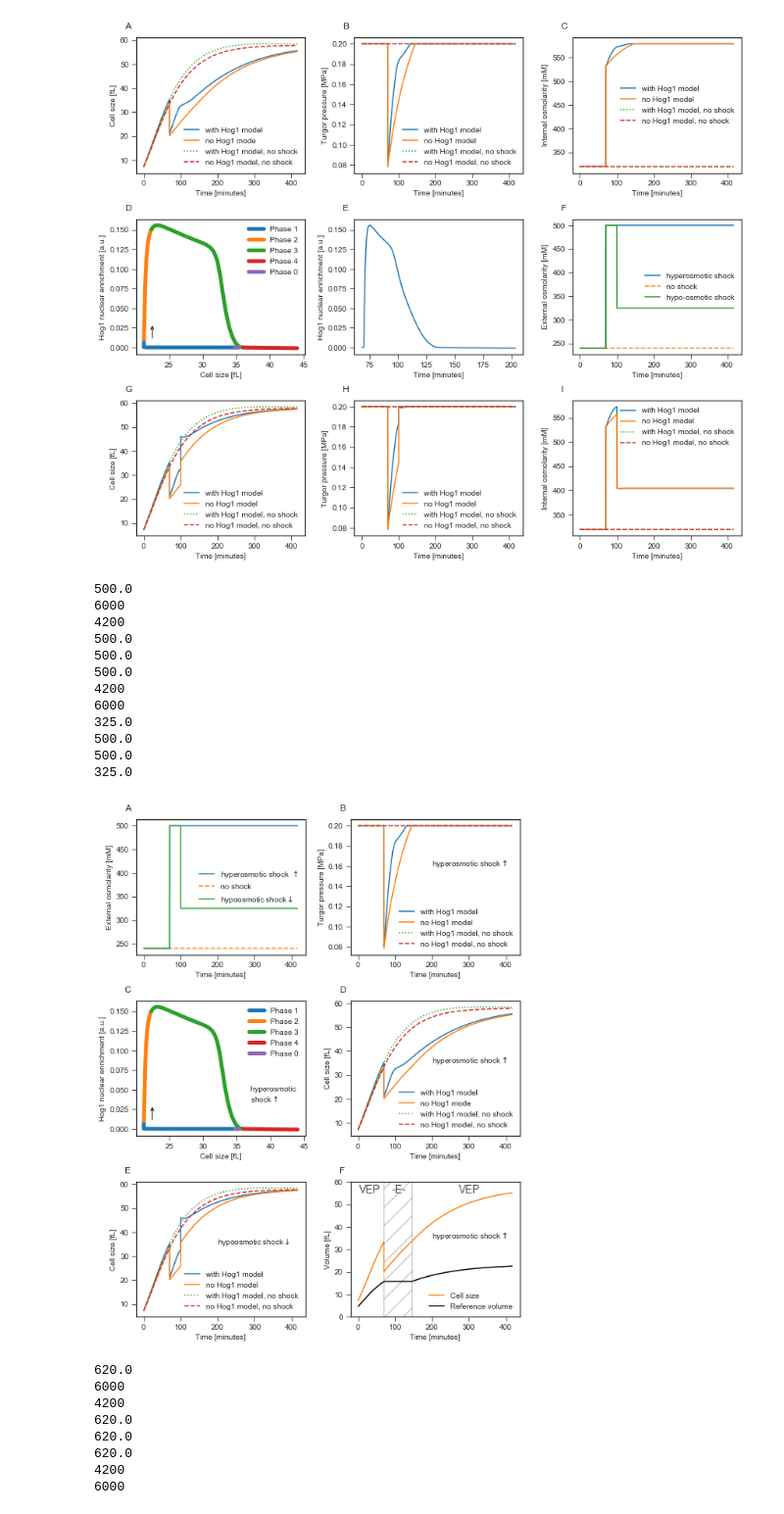
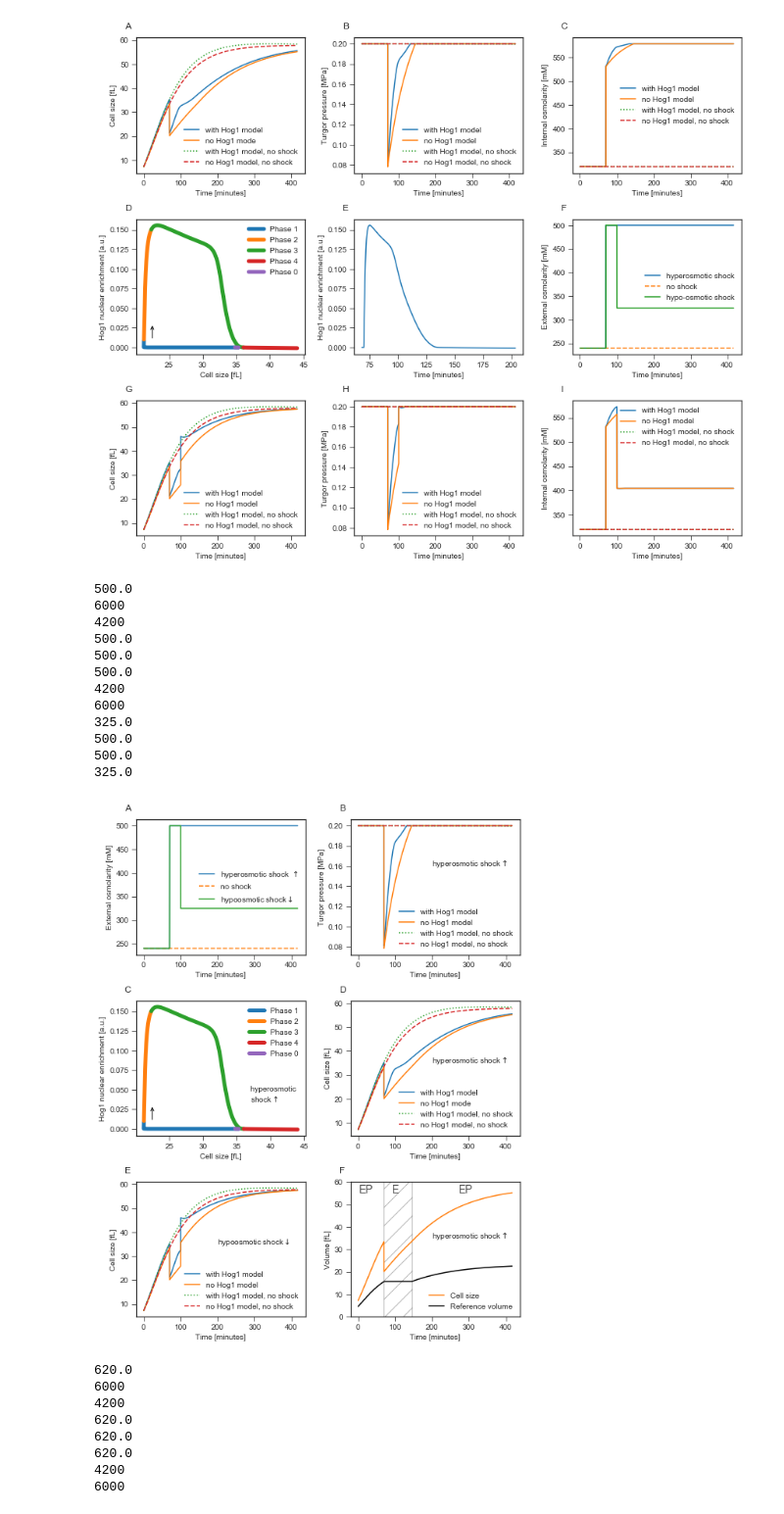
Before and after one commit to tbphu/volume_model, a Jupyter notebook: simulate_and_plot_hog_figures.ipynb, the cells around one changed output. Shown at 98% size. Cells and saved outputs as stored; diff of their text form; code cells hidden in the pictures.

```diff
--- a/simulate_and_plot_hog_figures.ipynb
+++ b/simulate_and_plot_hog_figures.ipynb
@@ -455,9 +455,9 @@ plt.legend()
 plt.subplot(gs[2,1])
 #plt.gca().set_facecolor('#f3f3f3')
 plt.gca().add_artist(FT.figure_numbering('F'))
-plt.annotate('VEP', xy=(2., 60-5), xycoords="data",xytext=(2., 60-5),fontsize=14,alpha=0.8,annotation_clip=False)#,arrowprops=dict(arrowstyle="->"))
-plt.annotate('-E-', xy=(90+2., 60-5), xycoords="data",xytext=(90+2., 60-5),fontsize=14,alpha=0.8,annotation_clip=False)#,arrowprops=dict(arrowstyle="->"))
-plt.annotate('VEP', xy=(270+2., 60-5), xycoords="data",xytext=(270+2., 60-5),fontsize=14,alpha=0.8,annotation_clip=False)#,arrowprops=dict(arrowstyle="->"))
+plt.annotate('EP', xy=(2., 60-5), xycoords="data",xytext=(2., 60-5),fontsize=14,alpha=0.8,annotation_clip=False)#,arrowprops=dict(arrowstyle="->"))
+plt.annotate('E', xy=(90+2., 60-5), xycoords="data",xytext=(90+2., 60-5),fontsize=14,alpha=0.8,annotation_clip=False)#,arrowprops=dict(arrowstyle="->"))
+plt.annotate('EP', xy=(270+2., 60-5), xycoords="data",xytext=(270+2., 60-5),fontsize=14,alpha=0.8,annotation_clip=False)#,arrowprops=dict(arrowstyle="->"))
 #plt.annotate('visco-elasto-plastic', xy=(20., 50), xycoords="data",xytext=(20., 50),rotation=90,fontsize=18,alpha=0.3)#,arrowprops=dict(arrowstyle="->"))
 #plt.annotate('ideal elastic', xy=(100., 37), xycoords="data",xytext=(100., 37),rotation=90,fontsize=18,alpha=0.3)#,arrowprops=dict(arrowstyle="->"))
 #plt.annotate('visco-elasto-plastic', xy=(180., 50), xycoords="data",xytext=(180., 50),rotation=45,fontsize=18,alpha=0.3)#,arrowprops=dict(arrowstyle="->"))
@@ -568,34 +568,34 @@ plt.legend()
 #plt.plot(volume_sim['time']/60,volume_sim['pi_t']/1e6,label = 'no Hog1 model')
 #plt.plot(volume_and_hog_sim_no_shock['time']/60,volume_and_hog_sim_no_shock['vol_pi_t']/1e6,':',label = 'with Hog1 model, no shock')
 #plt.plot(volume_sim_no_shock['time']/60,volume_sim_no_shock['pi_t']/1e6,'--',label = 'no Hog1 model, no shock')
 #plt.ylabel('Turgor pressure [MPa]')
 #plt.xlabel('Time [minutes]')
 #plt.legend()
 
 plt.subplot(gs[0,0])
 #plt.gca().add_artist(figure_numbering('A'))
 plt.plot(volume_sim['time']/60,volume_sim['[c_e]'],label = 'hypoosmotic shock$\downarrow$')
 #plt.annotate(r'hyperosmotic shock$\uparrow$', xy=(300., 500.), xycoords="data",xytext=(200., 500.-50),arrowprops=dict(arrowstyle="->"))
 plt.ylabel('External osmolarity [mM]')
 plt.legend()
 
 plt.tight_layout()
 plt.savefig('figures/volume_and_hog_shocks.png',dpi=300)
 plt.savefig('figures/volume_and_hog_shocks.eps')
 # %% [output]
 500.0
 6000
 4200
 500.0
 500.0
 500.0
 4200
 6000
 325.0
 500.0
 500.0
 325.0
-[figure, old version]
+[figure, new version]
 # %%
 volume_and_hog_model = te.loadAntimonyModel("volume_and_hog.txt")
 volume_model = te.loadAntimonyModel("volume_reference_radius.txt")
```
Also changed, not shown: parts of 1 cell of this notebook, 2 other files.
